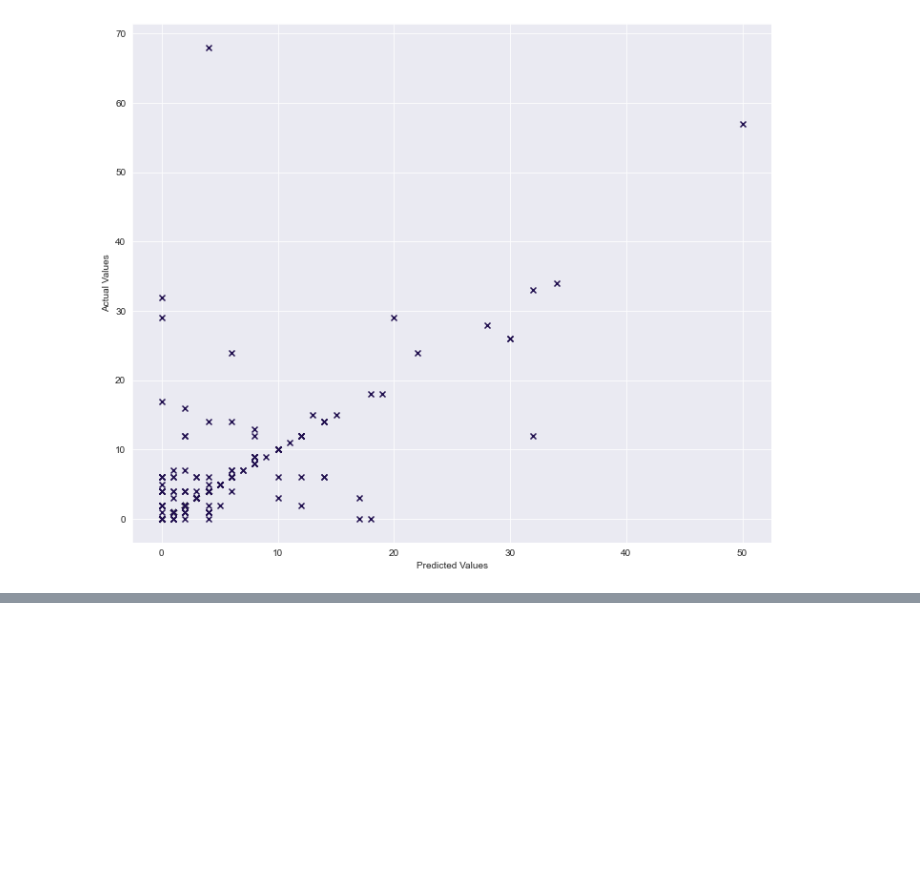
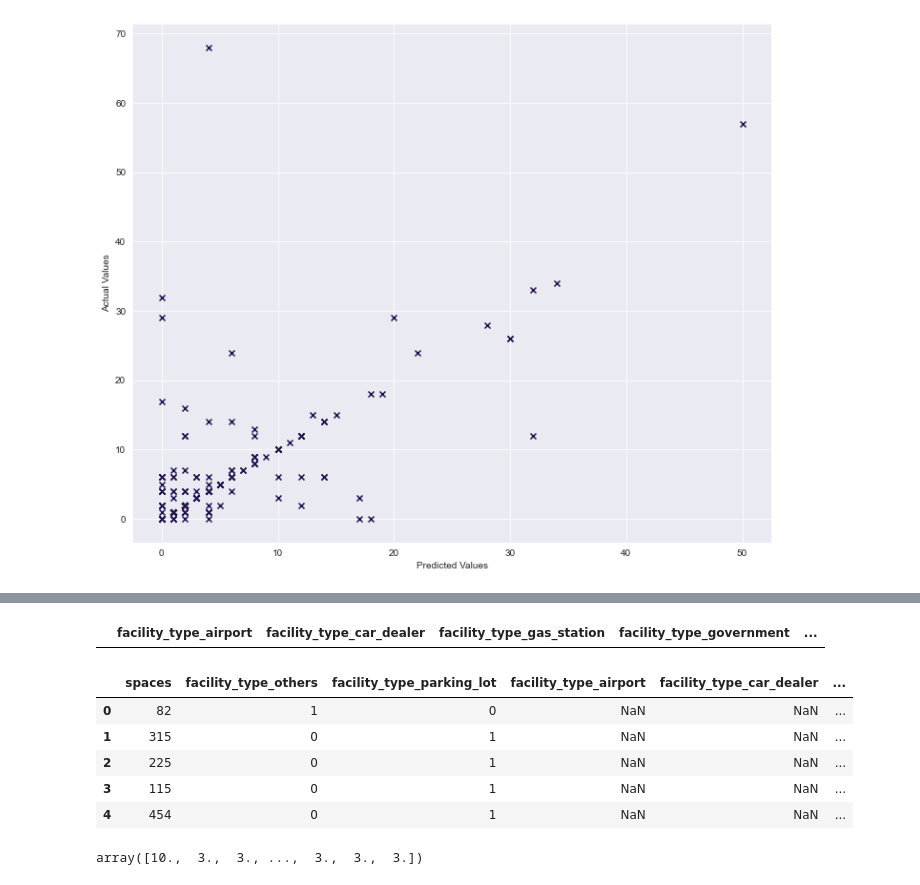
Before and after one commit to tzeyi-teh/Capstone, a Jupyter notebook: Part III - EDA, Modeling, Predictive Analysis.ipynb, the cells around one changed output, grey strips where cells are left out. Saved outputs shown, nothing was run; the diff lists cells and outputs as text; code cells hidden in the pictures; blank space fills up the shorter version.

```diff
--- a/Part III - EDA, Modeling, Predictive Analysis.ipynb
+++ b/Part III - EDA, Modeling, Predictive Analysis.ipynb
@@ -410,0 +473,2 @@ Text(0, 0.5, 'Actual Values')
+# %%
+df2 = pd.get_dummies(df2, columns = ['facility_type'])
@@ -410,0 +484,20 @@ Text(0, 0.5, 'Actual Values')
+# %%
+columns = ['facility_type_airport', 'facility_type_car_dealer', 'facility_type_gas_station', 'facility_type_government', 'facility_type_hospital', 'facility_type_hotel',
+           'facility_type_landmarks', 'facility_type_office', 'facility_type_restaurant', 'facility_type_school', 'facility_type_shopping_mall']
+# %%
+df2_add = pd.DataFrame(columns = columns)
+# %%
+df2_add.head()
+# %% [output]
+|  | facility_type_airport | facility_type_car_dealer | facility_type_gas_station | facility_type_government | ... |
+# %%
+df2 = pd.concat([df2, df2_add], axis = 1)
+# %%
+df2.head()
+# %% [output]
+|  | spaces | facility_type_others | facility_type_parking_lot | facility_type_airport | facility_type_car_dealer | ... |
+| 0 | 82 | 1 | 0 | NaN | NaN | ... |
+| 1 | 315 | 0 | 1 | NaN | NaN | ... |
+| 2 | 225 | 0 | 1 | NaN | NaN | ... |
+| 3 | 115 | 0 | 1 | NaN | NaN | ... |
+| 4 | 454 | 0 | 1 | NaN | NaN | ... |
@@ -410,0 +508,4 @@ Text(0, 0.5, 'Actual Values')
+# %%
+pred1
+# %% [output]
+array([10.,  3.,  3., ...,  3.,  3.,  3.])
```
Also changed, not shown: parts of 21 cells of this notebook.
